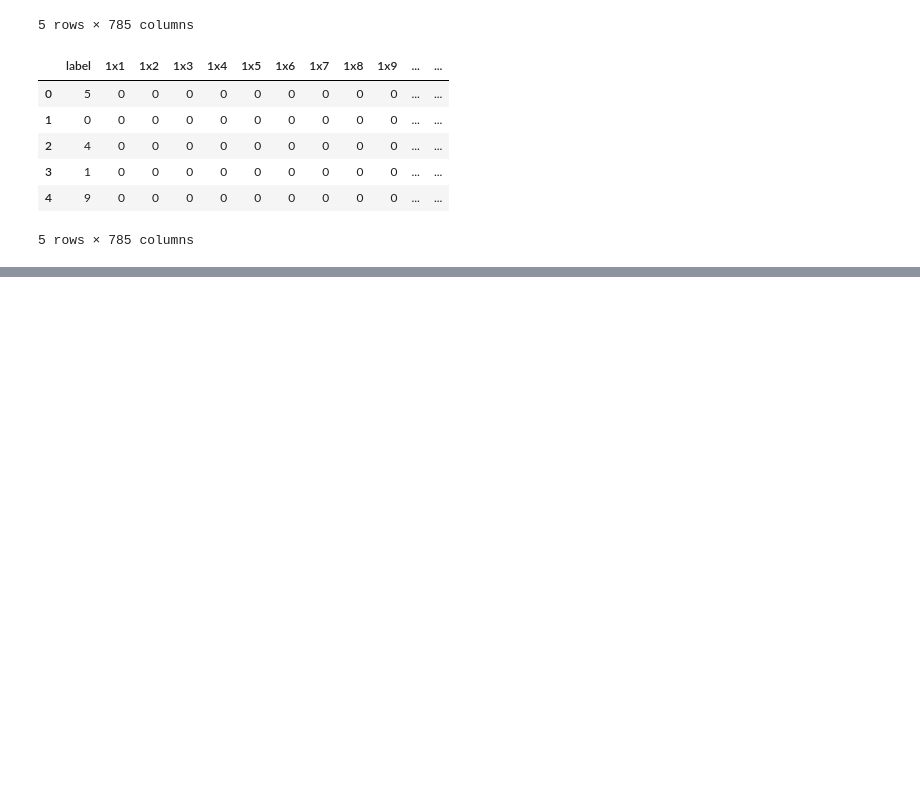
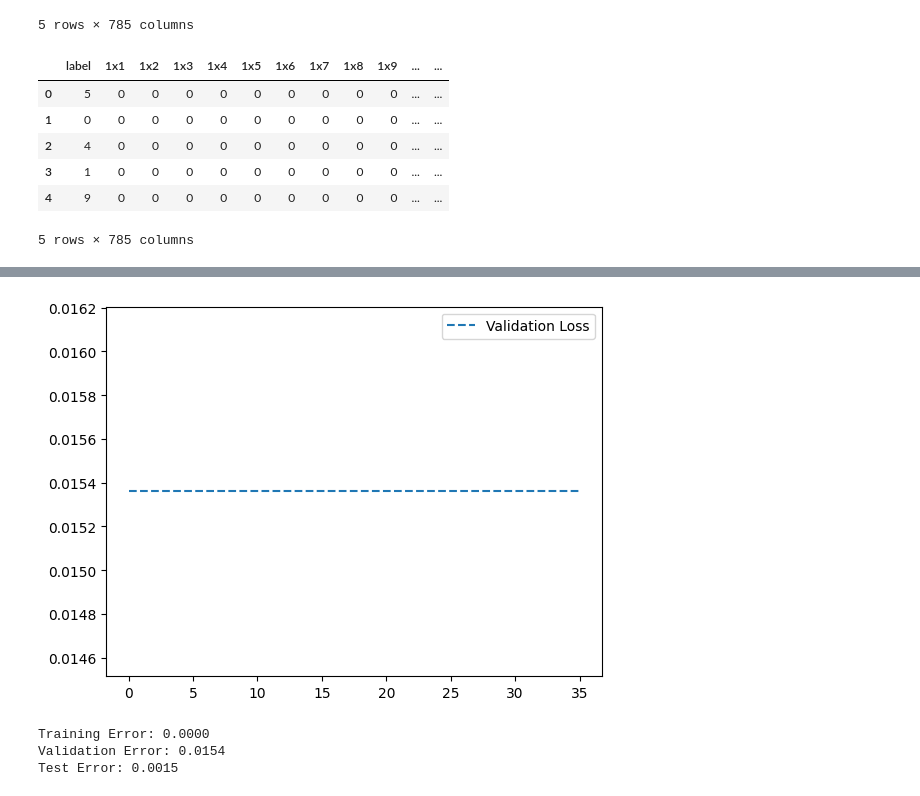
Before and after one commit to krish401/Machine-Learning-CP322, a Jupyter notebook: Assignments/Assignment_3/ANN_Digit_Classifier.ipynb, the cells around one changed output, grey strips where cells are left out. Cells and saved outputs as stored; diff of their text form; code cells hidden in the pictures; blank space fills up the shorter version.

```diff
--- a/Assignments/Assignment_3/ANN_Digit_Classifier.ipynb
+++ b/Assignments/Assignment_3/ANN_Digit_Classifier.ipynb
@@ -105,0 +84,24 @@ plt.show()
+# %%
+val_loss_curve = []
+for epoch in range(len(mlp.loss_curve_)):
+    val_predictions = mlp.predict(X_val)
+    val_loss = 1 - accuracy_score(y_val, val_predictions)
+    val_loss_curve.append(val_loss)
+
+plt.plot(val_loss_curve, label="Validation Loss", linestyle="dashed")
+plt.legend()
+plt.show()
+# %% [output]
+[figure, added]
+# %%
+# Testing
+y_pred_test = mlp.predict(X_test)
+test_error = 1-accuracy_score(y_test, y_pred_test)
+
+print(f"Training Error: {train_error:.4f}")
+print(f"Validation Error: {val_error:.4f}")
+print(f"Test Error: {test_error:.4f}")
+# %% [output]
+Training Error: 0.0000
+Validation Error: 0.0154
+Test Error: 0.0015
```
Also changed, not shown: parts of 3 cells of this notebook.
